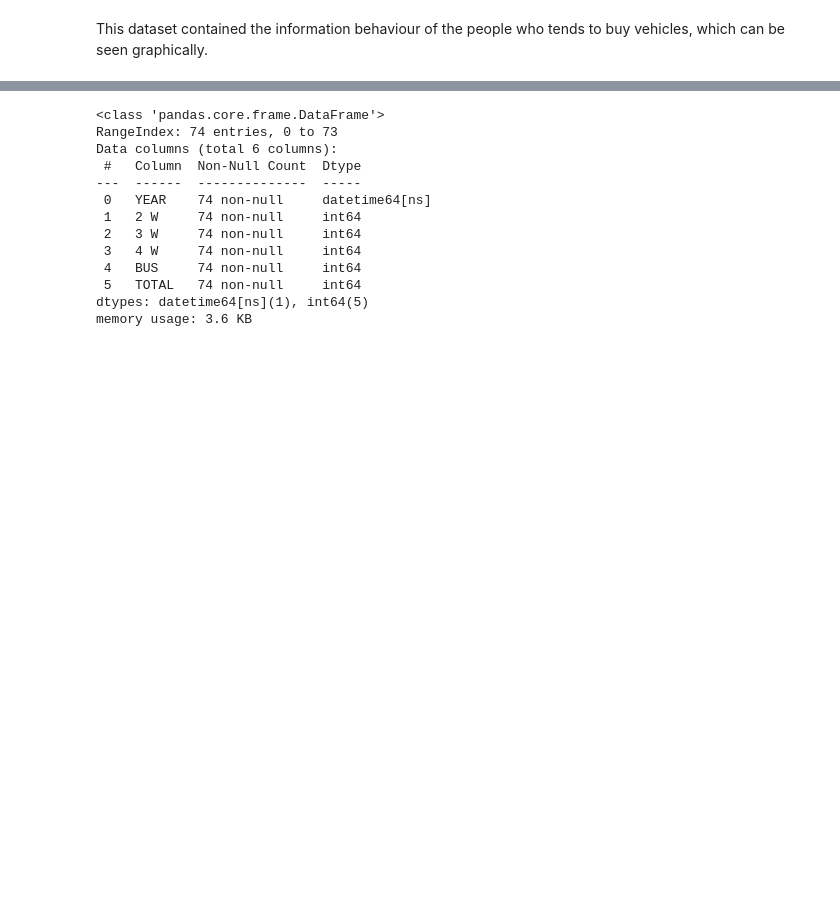
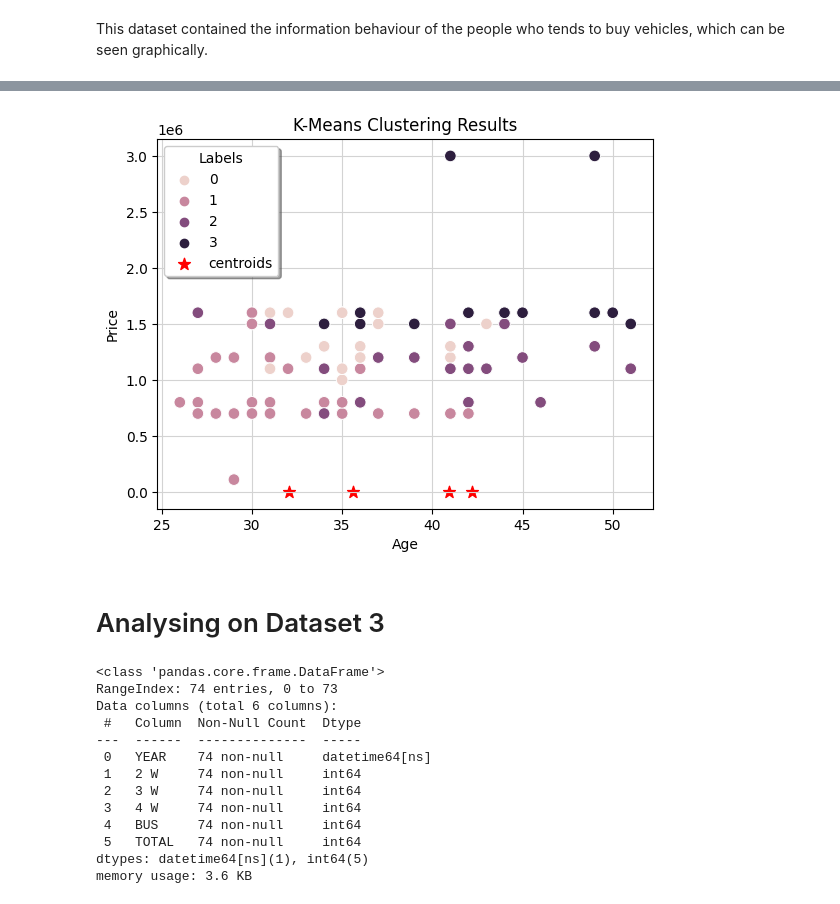
Before and after one commit to sree-hari-s/EV-Market-Segmentation, a Jupyter notebook: EV_Market_Analysis.ipynb, the cells around one changed output, grey strips where cells are left out. Saved outputs shown, nothing was run; the diff lists cells and outputs as text; code cells hidden in the pictures; blank space fills up the shorter version.

```diff
--- a/EV_Market_Analysis.ipynb
+++ b/EV_Market_Analysis.ipynb
@@ -263,3 +346,18 @@ This dataset contained the information behaviour of the people who tends to buy
+# %%
+# visualizing clusters
+sns.scatterplot(data=df2, x='Age', y='Price', s=70, hue=kmean.labels_, zorder=2)
+plt.scatter(x=kmean.cluster_centers_[:, 0], y=kmean.cluster_centers_[:, 1], marker="*", c="r", s=80, label="centroids")
+plt.xlabel('Age')
+plt.ylabel('Price')
+plt.grid()
+plt.tick_params(grid_color='lightgray', grid_linestyle='-', zorder=1)
+plt.legend(title='Labels', fancybox=True, shadow=True)
+plt.title('K-Means Clustering Results')
+plt.show()
+# %% [output]
+[figure, added]
+# %% [markdown]
+# Analysing on Dataset 3
 # %%
 data = pd.read_excel('ev_sales.xlsx')
 # %%
```
Also changed, not shown: parts of 12 cells of this notebook.
